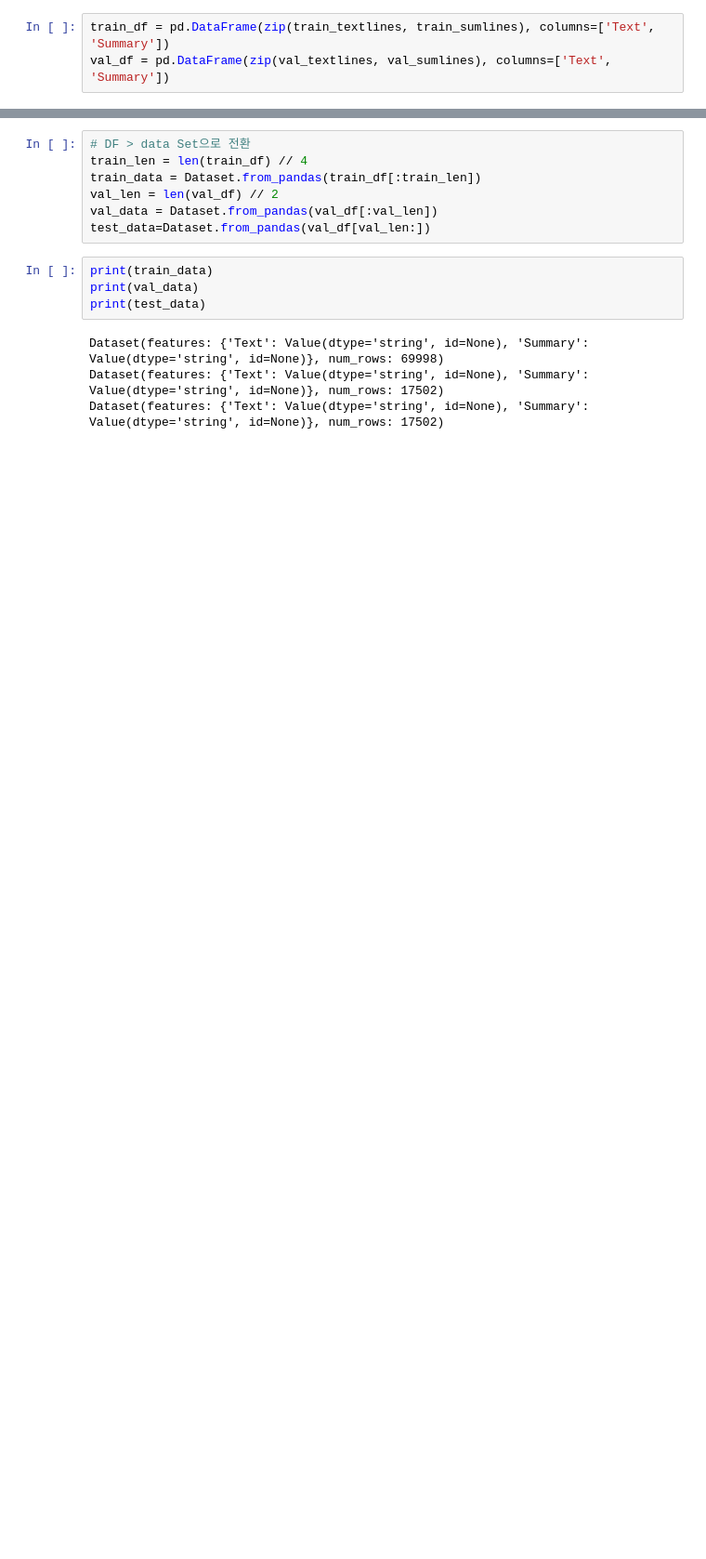
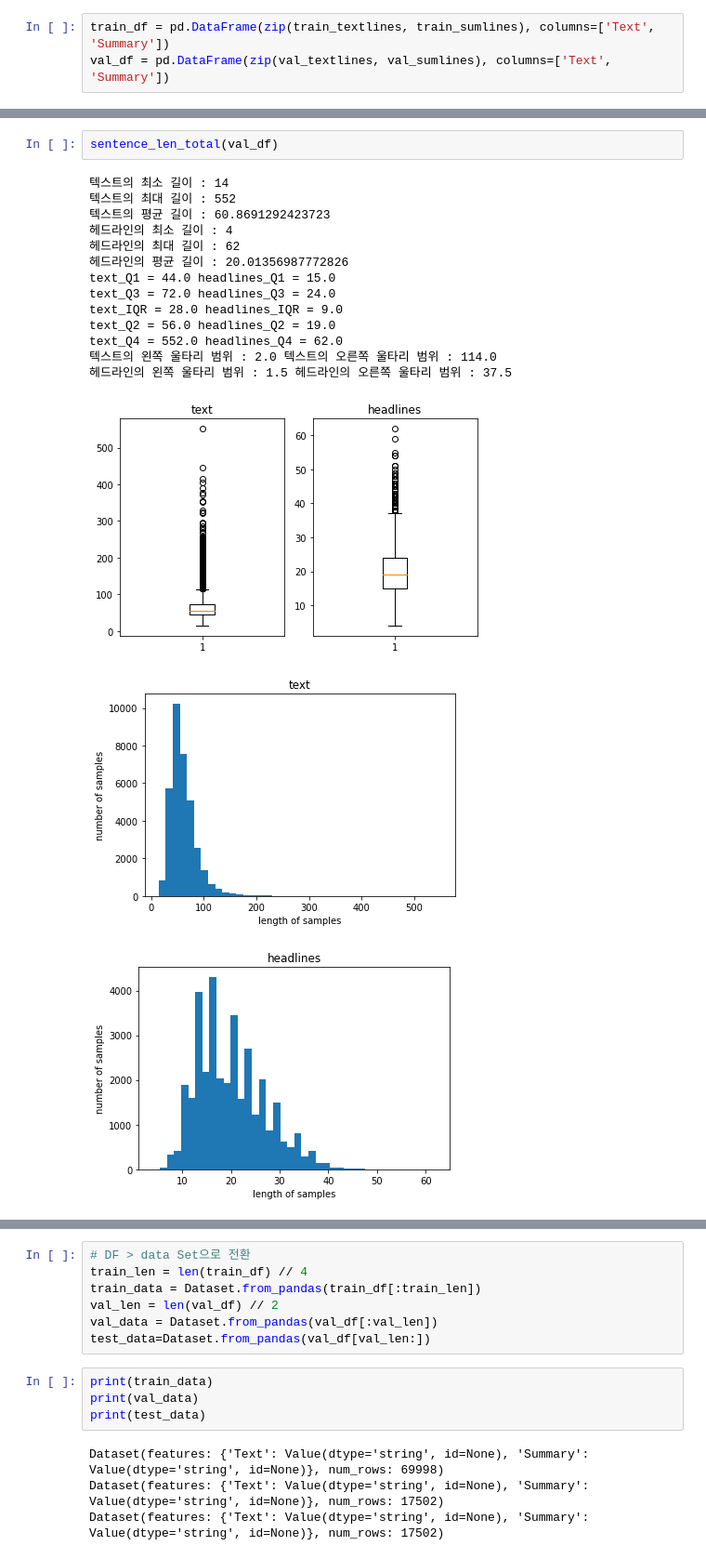
Before and after one commit to AIFFEL-NLP-PROJECT/Aiffelthon, a Jupyter notebook: Model/KoBART/MLM_finetuning_checkpoint_test.ipynb, the cells around one changed output, grey strips where cells are left out. Shown: that part at 93% size. Cells and saved outputs as stored; diff of their text form; blank space fills up the shorter version.

```diff
--- a/Model/KoBART/MLM_finetuning_checkpoint_test.ipynb
+++ b/Model/KoBART/MLM_finetuning_checkpoint_test.ipynb
@@ -230,0 +289,19 @@ train_df.head()
+# %%
+sentence_len_total(val_df)
+# %% [output]
+텍스트의 최소 길이 : 14
+텍스트의 최대 길이 : 552
+텍스트의 평균 길이 : 60.8691292423723
+헤드라인의 최소 길이 : 4
+헤드라인의 최대 길이 : 62
+헤드라인의 평균 길이 : 20.01356987772826
+text_Q1 = 44.0 headlines_Q1 = 15.0
+text_Q3 = 72.0 headlines_Q3 = 24.0
+text_IQR = 28.0 headlines_IQR = 9.0
+text_Q2 = 56.0 headlines_Q2 = 19.0
+text_Q4 = 552.0 headlines_Q4 = 62.0
+텍스트의 왼쪽 울타리 범위 : 2.0 텍스트의 오른쪽 울타리 범위 : 114.0
+헤드라인의 왼쪽 울타리 범위 : 1.5 헤드라인의 오른쪽 울타리 범위 : 37.5
+[figure, added]
+[figure, added]
+[figure, added]
```
Also changed, not shown: parts of 50 cells of this notebook.
